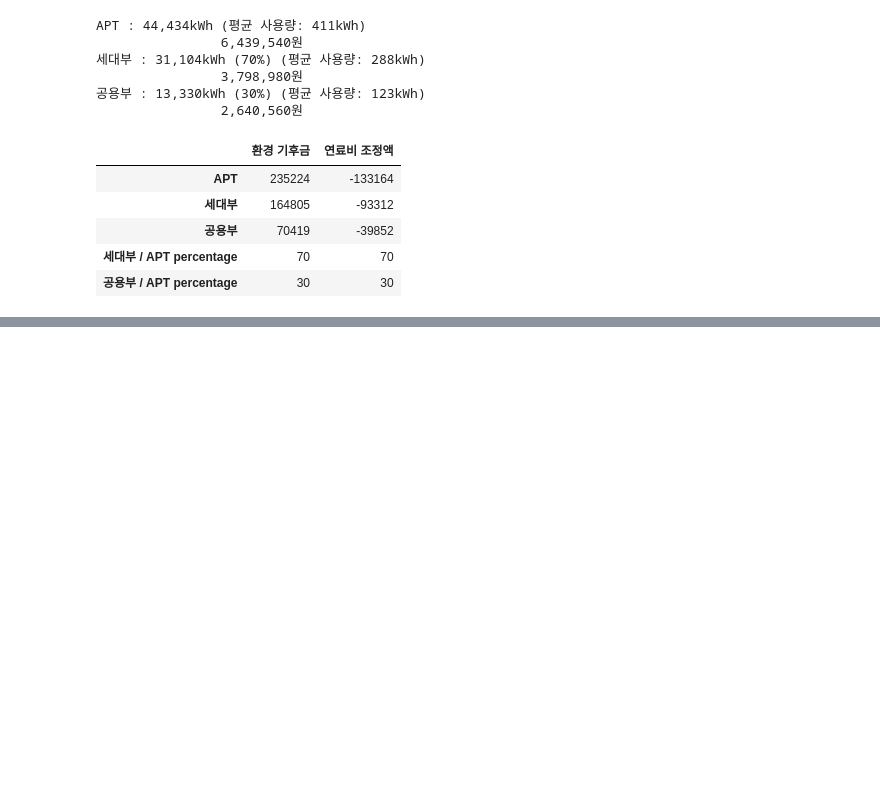
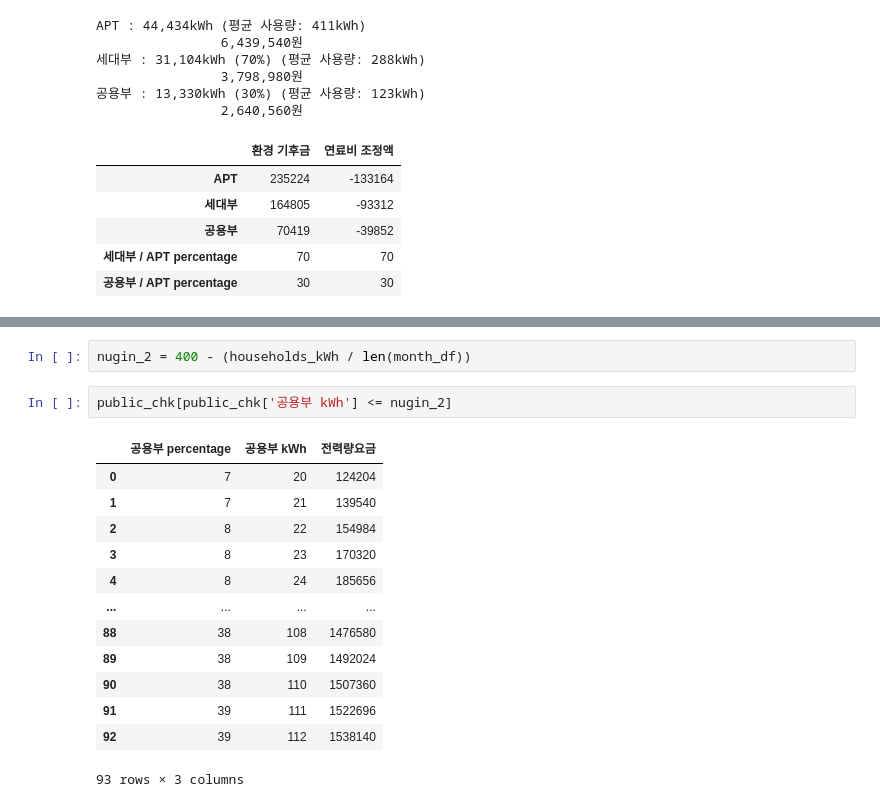
Before and after one commit to formegusto/what-is-public-fee, a Jupyter notebook: What is public fee?.ipynb, the cells around one changed output, grey strips where cells are left out. Drawn from its saved outputs; the diff is of its cells as text; blank space fills up the shorter version.

```diff
--- a/What is public fee?.ipynb
+++ b/What is public fee?.ipynb
@@ -521,0 +574,18 @@ APT : 44,434kWh (평균 사용량: 411kWh)
+# %%
+nugin_2 = 400 - (households_kWh / len(month_df))
+# %%
+public_chk[public_chk['공용부 kWh'] <= nugin_2]
+# %% [output]
+|  | 공용부 percentage | 공용부 kWh | 전력량요금 |
+| 0 | 7 | 20 | 124204 |
+| 1 | 7 | 21 | 139540 |
+| 2 | 8 | 22 | 154984 |
+| 3 | 8 | 23 | 170320 |
+| 4 | 8 | 24 | 185656 |
+| ... | ... | ... | ... |
+| 88 | 38 | 108 | 1476580 |
+| 89 | 38 | 109 | 1492024 |
+| 90 | 38 | 110 | 1507360 |
+| 91 | 39 | 111 | 1522696 |
+| 92 | 39 | 112 | 1538140 |
+93 rows × 3 columns
```
Also changed, not shown: parts of 7 cells of this notebook.
